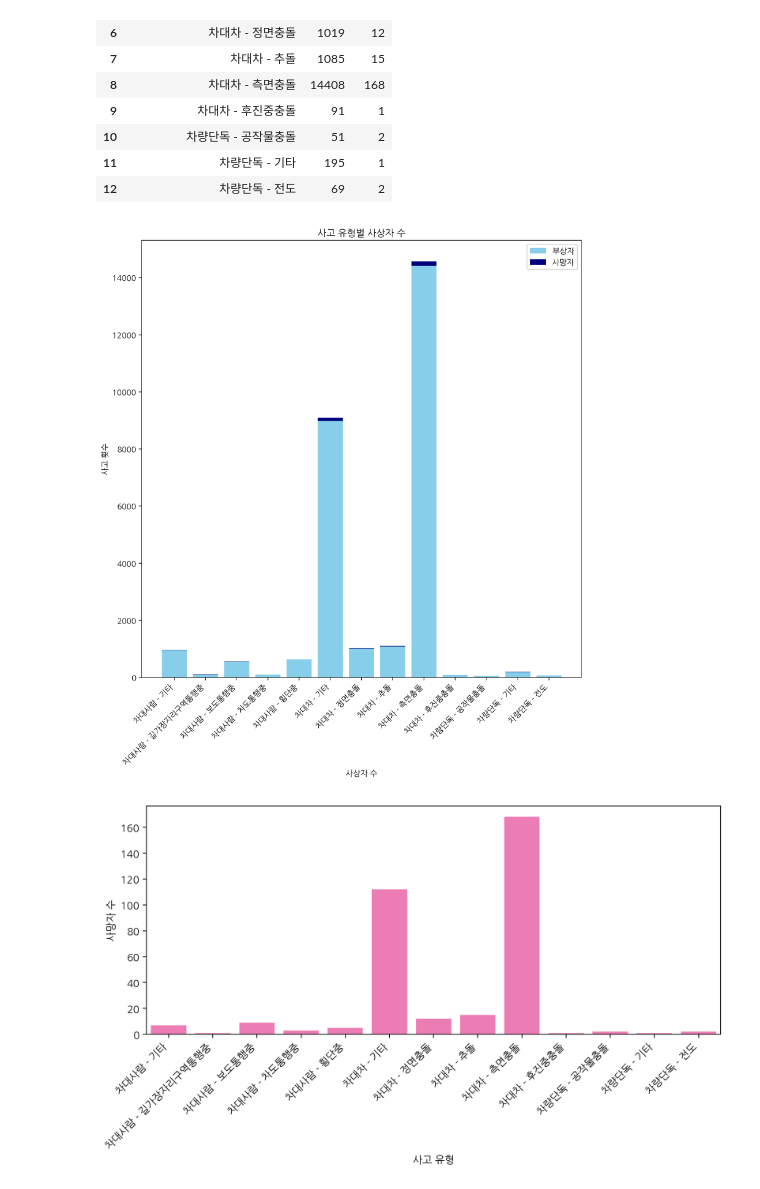
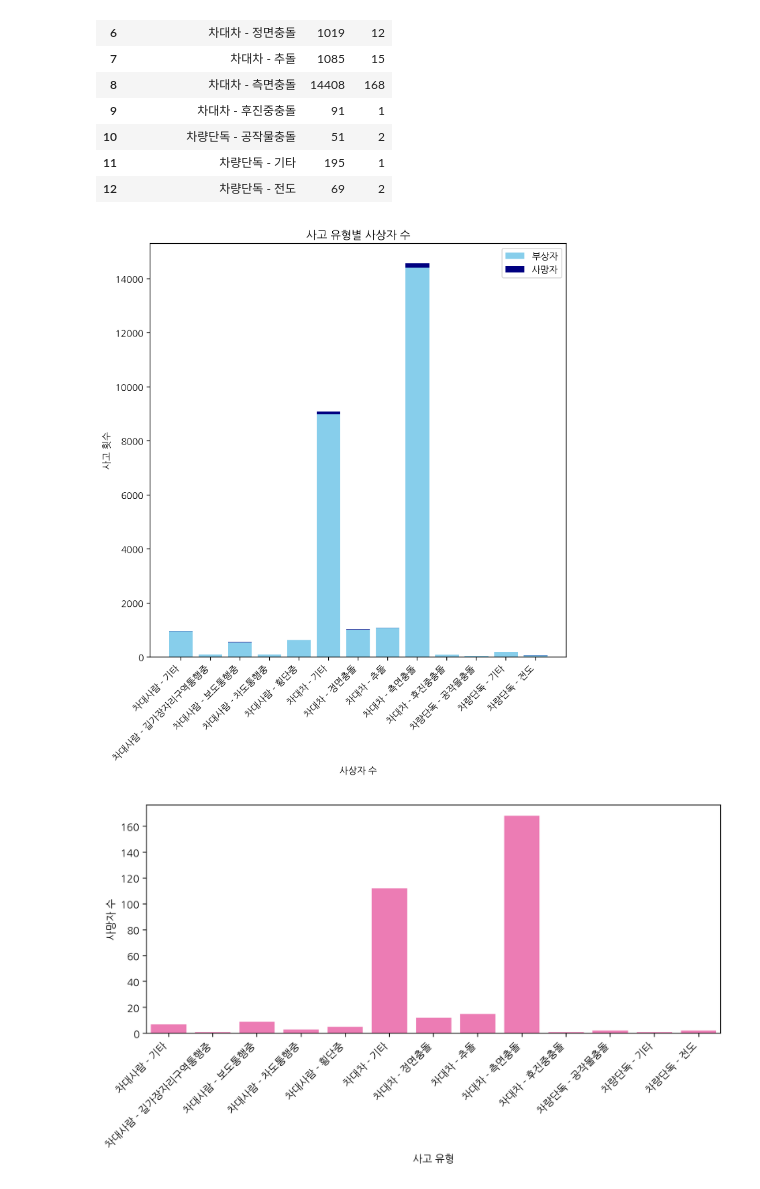
Before and after one commit to yeojeong735/25-BDA-TeamDP, a Jupyter notebook: 25_BDA_BikeCrash_TeamDP.ipynb, the cells around one changed output. Drawn from its saved outputs; the diff is of its cells as text; code cells hidden in the pictures.

```diff
--- a/25_BDA_BikeCrash_TeamDP.ipynb
+++ b/25_BDA_BikeCrash_TeamDP.ipynb
@@ -203,16 +227,21 @@ groupCasualty
 | 11 | 차량단독 - 기타 | 195 | 1 |
 | 12 | 차량단독 - 전도 | 69 | 2 |
 # %%
-plt.figure(figsize = (10,10))
+# 사고 유형별 부상자 수와 사망자 수 누적 시각화
+# 어떤 사고 유형이 인명 피해(사상자 수)가 가장 큰지 비교 분석
+
+plt.figure(figsize = (8,8))
 plt.bar(groupCasualty['accidentType'], groupCasualty['hurt'], color = 'skyblue', label = '부상자')
 plt.bar(groupCasualty['accidentType'], groupCasualty['dead'], bottom=groupCasualty['hurt'], color = 'navy', label = '사망자')
 # sns.barplot(data = accident_total, x = 'accidentType', y = 'total', hue='')
-plt.xticks(rotation = 45, ha='right')
+plt.xticks(rotation = 45, ha = 'right')
 plt.legend()
 plt.xlabel("사상자 수")
 plt.ylabel("사고 횟수")
 plt.title("사고 유형별 사상자 수")
 plt.show()
+
+# 차대차 사고가 사상사 수 많음
 # %% [output]
-[figure, old version]
+[figure, new version]
 # %%
```
Also changed, not shown: parts of 30 cells of this notebook.
